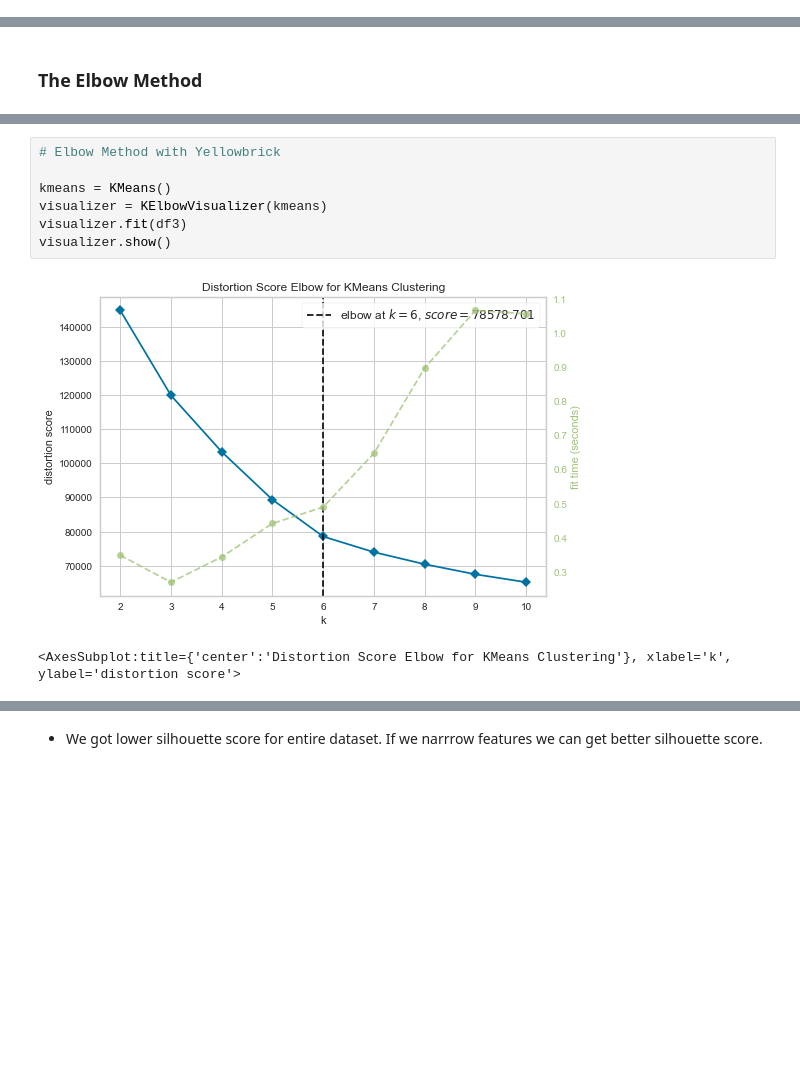
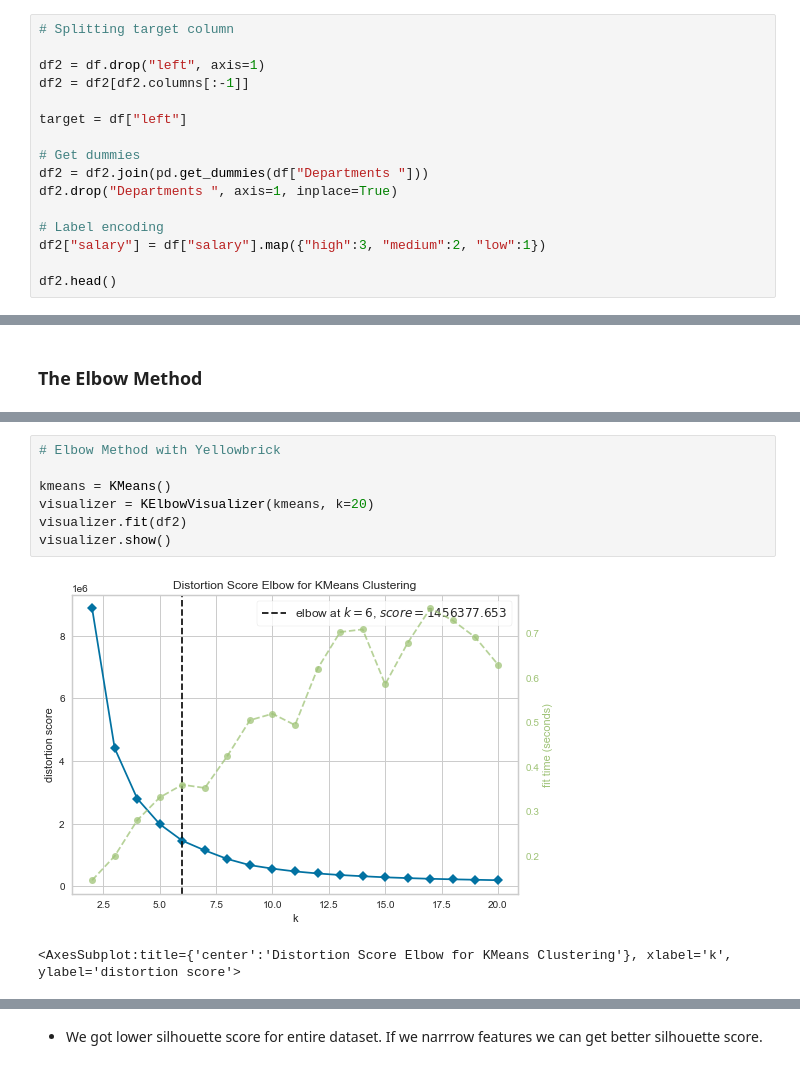
Before and after one commit to M-Rasit/Employee-Churn-Project, a Jupyter notebook: Churn Prediction Project V2 - SMOTE.ipynb, the cells around one changed output, grey strips where cells are left out. Cells and saved outputs as stored; diff of their text form; blank space fills up the shorter version.

```diff
--- a/Churn Prediction Project V2 - SMOTE.ipynb
+++ b/Churn Prediction Project V2 - SMOTE.ipynb
@@ -681,0 +637,16 @@ Number of rows after SMOTE: 22856
+# %%
+# Splitting target column
+
+df2 = df.drop("left", axis=1)
+df2 = df2[df2.columns[:-1]]
+
+target = df["left"]
+
+# Get dummies
+df2 = df2.join(pd.get_dummies(df["Departments "]))
+df2.drop("Departments ", axis=1, inplace=True)
+
+# Label encoding
+df2["salary"] = df["salary"].map({"high":3, "medium":2, "low":1})
+
+df2.head()
@@ -693,12 +671,12 @@ sns.pairplot(df3[['satisfaction_level', 'last_evaluation', 'number_project',
 # %%
 # Elbow Method with Yellowbrick
 
 kmeans = KMeans()
-visualizer = KElbowVisualizer(kmeans)
-visualizer.fit(df3)
+visualizer = KElbowVisualizer(kmeans, k=20)
+visualizer.fit(df2)
 visualizer.show()
 # %% [output]
-[figure, old version]
+[figure, new version]
 <AxesSubplot:title={'center':'Distortion Score Elbow for KMeans Clustering'}, xlabel='k', ylabel='distortion score'>
 # %%
 # Silhouette Score
```
Also changed, not shown: parts of 28 cells of this notebook, 5 other files.
